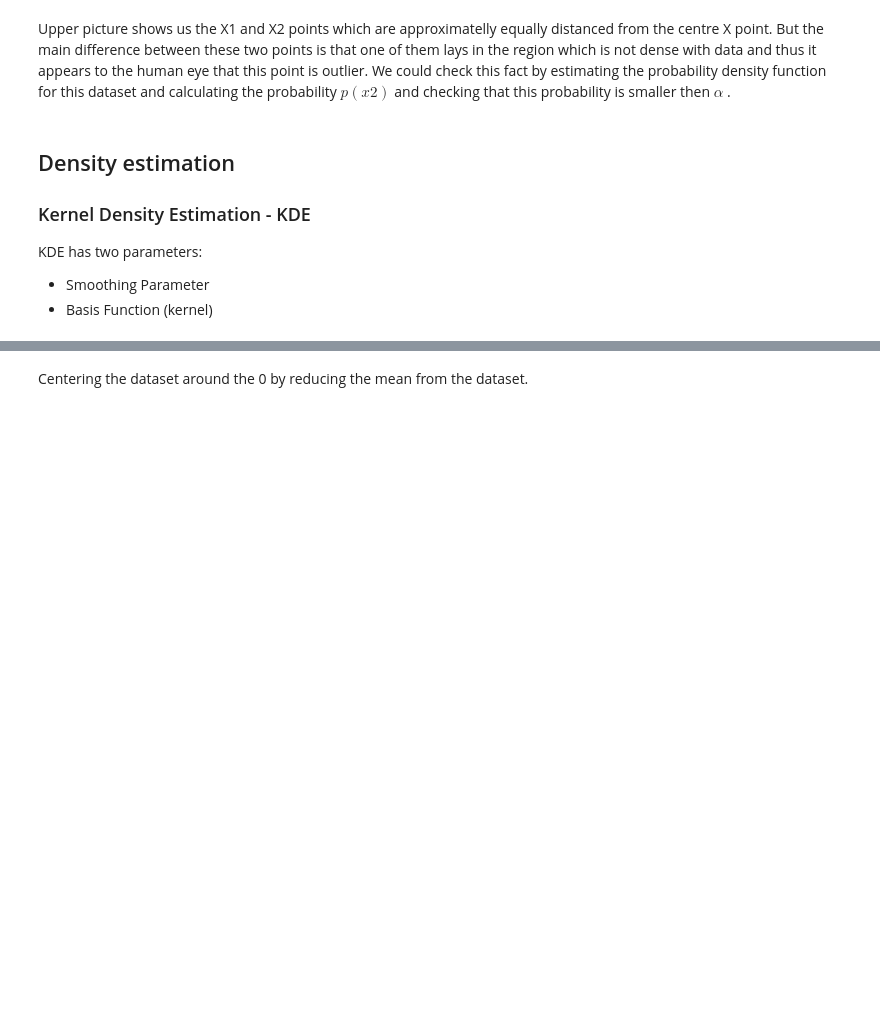
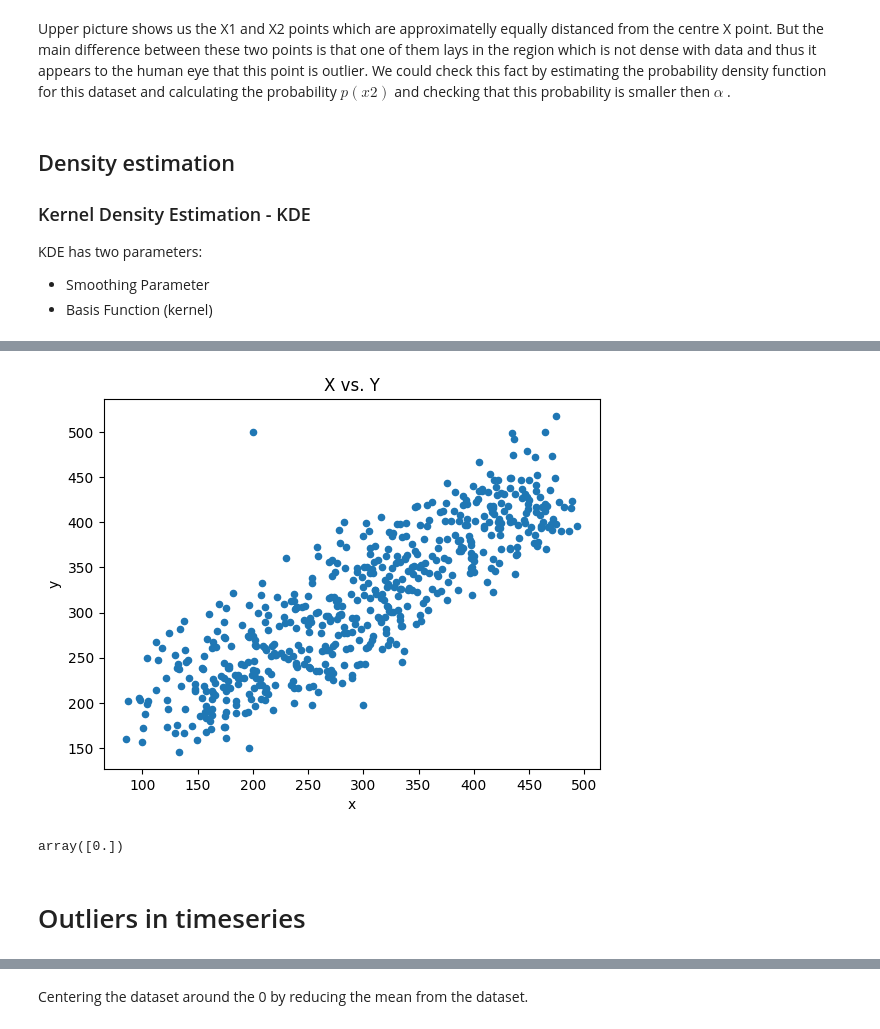
Before and after one commit to dominikstipic/notebooks, a Jupyter notebook: distance-measure/notebook.ipynb, the cells around one changed output, grey strips where cells are left out. Saved outputs shown, nothing was run; the diff lists cells and outputs as text; code cells hidden in the pictures; blank space fills up the shorter version.

```diff
--- a/distance-measure/notebook.ipynb
+++ b/distance-measure/notebook.ipynb
@@ -112,0 +142,18 @@ array([-6.77414795, -6.77414795, -6.77414795, -6.77414795, -6.77414795,
+# %%
+df2 = pd.read_csv("outlier.csv")
+df2.plot.scatter(x="x", y="y", title="X vs. Y")
+X2 = df2.to_numpy()[:,0:2]
+outlier = X2[0]
+X2 = X2[1:, :]
+# %% [output]
+[figure, added]
+# %%
+
+kde = KernelDensity(kernel='gaussian', bandwidth=0.1).fit(X2)
+log_probs = kde.score_samples([outlier])
+probs = np.exp(log_probs)
+probs
+# %% [output]
+array([0.])
+# %% [markdown]
+# Outliers in timeseries
```
Also changed, not shown: parts of 10 cells of this notebook, 12 other files.
